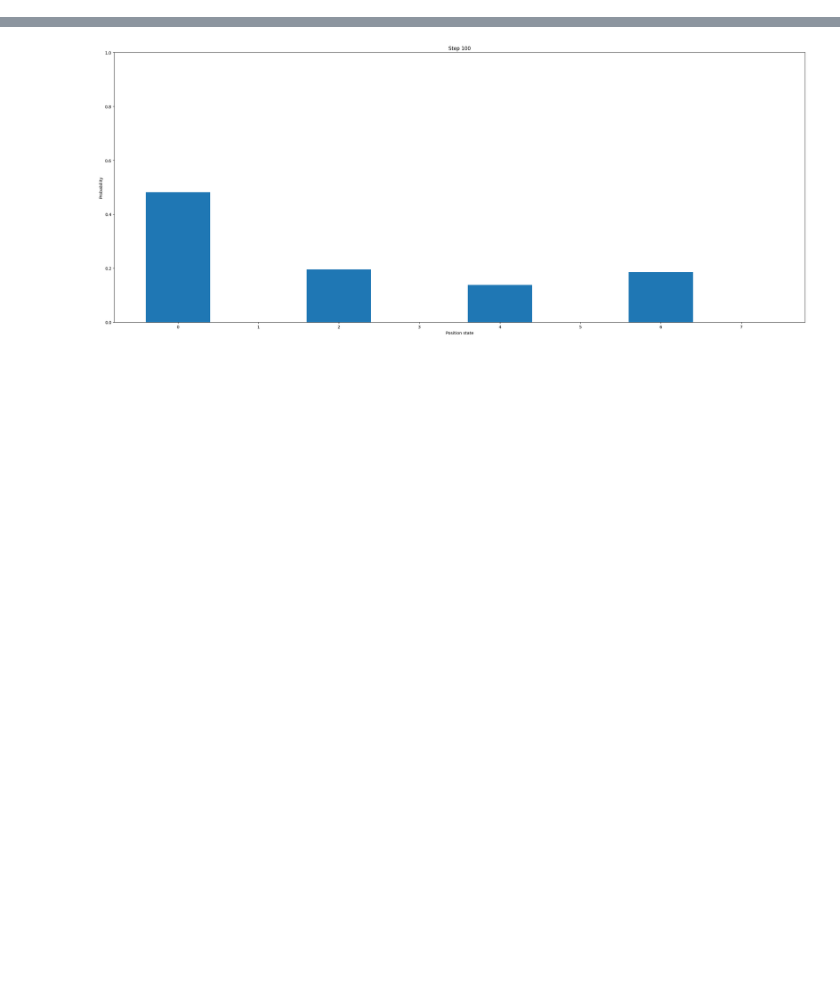
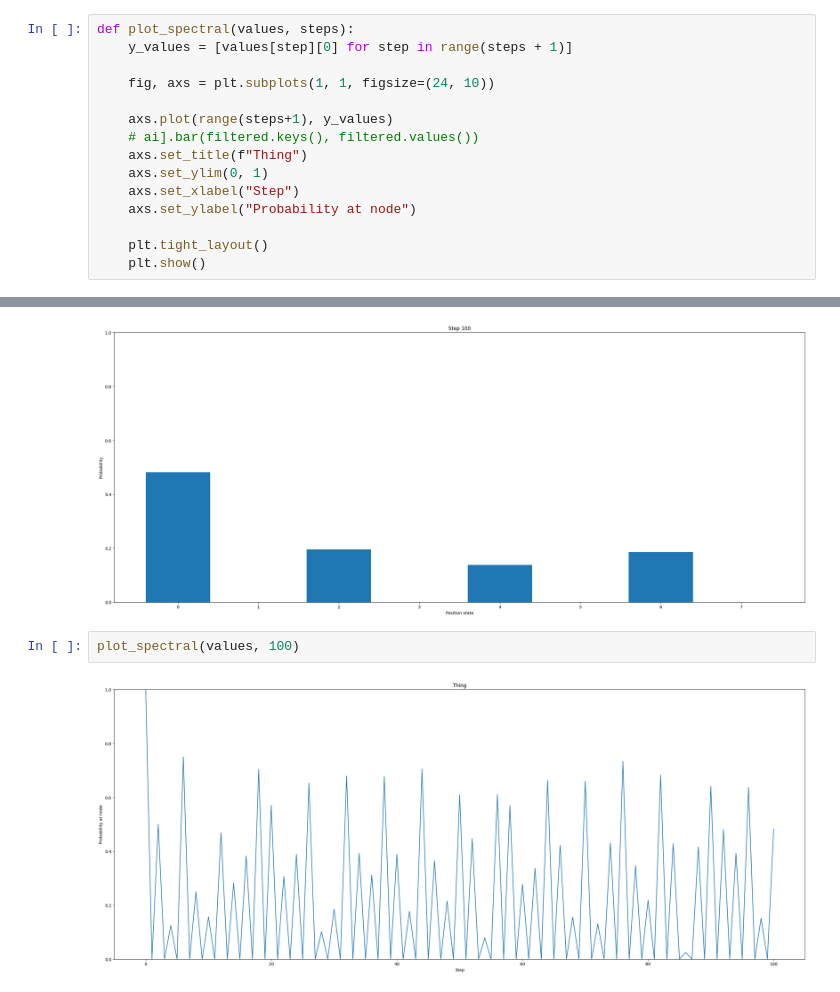
Before and after one commit to Toshihide-Sakao/DA150X-Qauntum-Szegedy-Walk, a Jupyter notebook: qiskit-saker/quantum_szegedy.ipynb, the cells around one changed output, grey strips where cells are left out. Saved outputs shown, nothing was run; the diff lists cells and outputs as text; blank space fills up the shorter version.

```diff
--- a/qiskit-saker/quantum_szegedy.ipynb
+++ b/qiskit-saker/quantum_szegedy.ipynb
@@ -191,3 +192,18 @@ def plot_step(values, step):
 
     plt.tight_layout()
     plt.show()
+# %%
+def plot_spectral(values, steps):
+    y_values = [values[step][0] for step in range(steps + 1)]
+
+    fig, axs = plt.subplots(1, 1, figsize=(24, 10))
+
+    axs.plot(range(steps+1), y_values)
+    # ai].bar(filtered.keys(), filtered.values())
+    axs.set_title(f"Thing")
+    axs.set_ylim(0, 1)
+    axs.set_xlabel("Step")
+    axs.set_ylabel("Probability at node")
+
+    plt.tight_layout()
+    plt.show()
@@ -205,3 +238,7 @@ plot_step(values, 100)
 # %% [output]
 eeh: [np.float64(0.48148888049754507), np.float64(1.6892833111909726e-32), np.float64(0.1956602206627926), np.float64(1.606240295072101e-32), np.float64(0.13742491955051317), np.float64(1.201166976701 ...
 [figure]
+# %%
+plot_spectral(values, 100)
+# %% [output]
+[figure, added]
```
Also changed, not shown: parts of 3 cells of this notebook.
